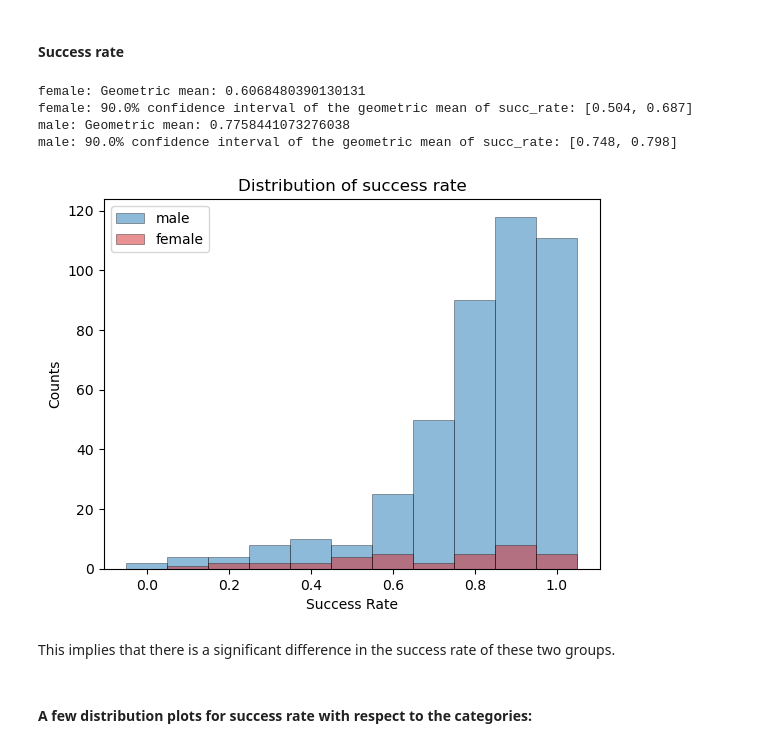
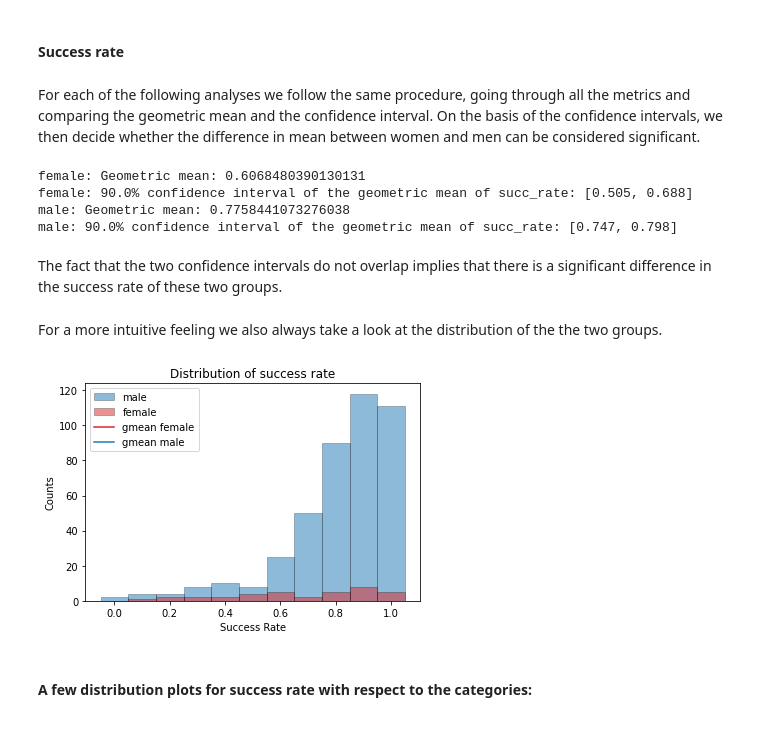
Before and after one commit to epfl-ada/ada-2022-project-metadata, a Jupyter notebook: project.ipynb, the cells around one changed output. Saved outputs shown, nothing was run; the diff lists cells and outputs as text; code cells hidden in the pictures.

Commit message:
combining figures and comments

```diff
--- a/project.ipynb
+++ b/project.ipynb
@@ -450,7 +445,7 @@ def plot_2_dist(column, dataframe, bins = np.array([]), my_title = "", my_xlabel
     female = dataframe[dataframe["gender"]== "female"][column]
     male = dataframe[dataframe["gender"]== "male"][column]
 
-    # let's first check the distribution of both the male and the female data available
+
     if bins.size == 0:
         bins = np.arange(min(female)-0.5, max(female) + 0.5, 1)
     # plot the male distribution of the metric
@@ -468,8 +463,11 @@ def plot_2_dist(column, dataframe, bins = np.array([]), my_title = "", my_xlabel
     if xlog:
         plt.xscale('log')
     plt.title(my_title)
-    # add a vertical line that describes the median of the metric
-    plt.axvline(np.median(female), color="tab:red")
-    plt.axvline(np.median(male),color="tab:blue")
+    # add a vertical line that describes the geometric mean of the metric
+
+
+    plt.axvline(stats.gmean(female),color="tab:red", label= "gmean female")
+    plt.axvline(stats.gmean(male), color="tab:blue", label= "gmean male")
+
     plt.legend()
     plt.show()
@@ -476,20 +536,24 @@ def plot_2_dist(column, dataframe, bins = np.array([]), my_title = "", my_xlabel
 # %% [markdown]
 #### **Success rate**
+# %% [markdown]
+For each of the following analyses we follow the same procedure, going through all the metrics and comparing the geometric mean and the confidence interval. On the basis of the confidence intervals, we then decide whether the difference in mean between women and men can be considered significant.
 # %%
-wsuccessrate_mean, summary = bootstrap_metric("succ_rate", people, "female", estimator = 'Geometric', remove_zero=True, ci = 0.9)
-msuccessrate_mean = bootstrap_metric("succ_rate", people, "male", estimator = 'Geometric', remove_zero=True, ci = 0.9)
+naive_summary = pd.DataFrame(data=[], columns=["metric","gender", "gmean", "ci_0", "ci_1"])
+wsuccessrate_mean, naive_summary = bootstrap_metric("succ_rate", people, "female", estimator = 'Geometric', remove_zero=True, ci = 0.9, summary= naive_summary)
+msuccessrate_mean, naive_summary = bootstrap_metric("succ_rate", people, "male", estimator = 'Geometric', remove_zero=True, ci = 0.9, summary= naive_summary)
 # %% [output]
 female: Geometric mean: 0.6068480390130131
-female: 90.0% confidence interval of the geometric mean of succ_rate: [0.504, 0.687]
+female: 90.0% confidence interval of the geometric mean of succ_rate: [0.505, 0.688]
 male: Geometric mean: 0.7758441073276038
-male: 90.0% confidence interval of the geometric mean of succ_rate: [0.748, 0.798]
+male: 90.0% confidence interval of the geometric mean of succ_rate: [0.747, 0.798]
+# %% [markdown]
+The fact that the two confidence intervals do not overlap implies that there is a significant difference in the success rate of these two groups.
+# %% [markdown]
+For a more intuitive feeling we also always take a look at the distribution of the the two groups.
 # %%
-plot_2_dist("succ_rate", people, bins=  np.arange(0-0.05,1+0.15,0.1),
-            my_title="Distribution of success rate", my_xlabel="Success Rate", my_ylabel="Counts")
+plot_2_dist("succ_rate", people, bins= np.arange(0-0.05,1+0.15,0.1),my_title="Distribution of success rate", my_xlabel="Success Rate", my_ylabel="Counts")
 # %% [output]
-[figure, old version]
+[figure, new version]
-# %% [markdown]
-This implies that there is a significant difference in the success rate of these two groups.
 # %% [markdown]
 #### A few distribution plots for success rate with respect to the categories:
 # %% [markdown]
```
Also changed, not shown: parts of 97 cells of this notebook, 24 other files.
